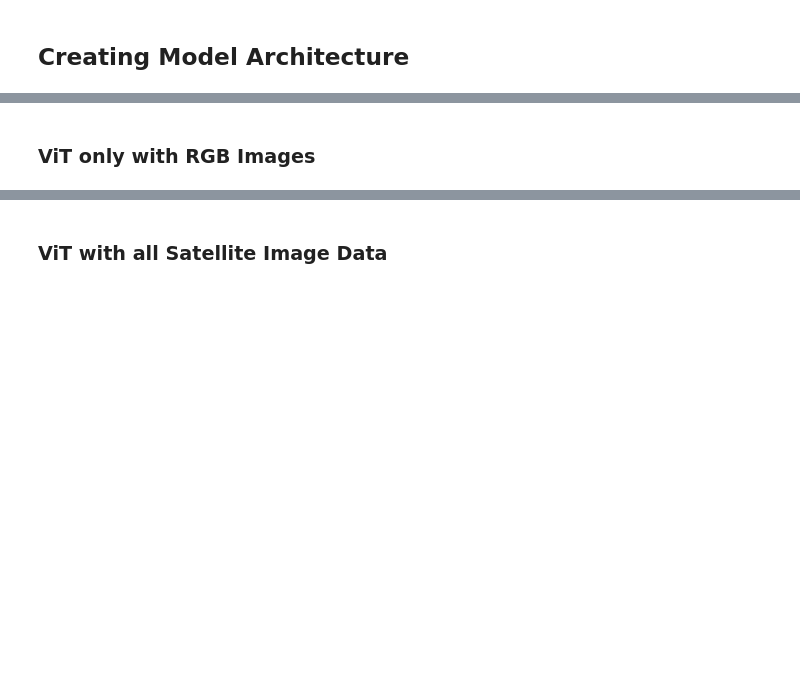
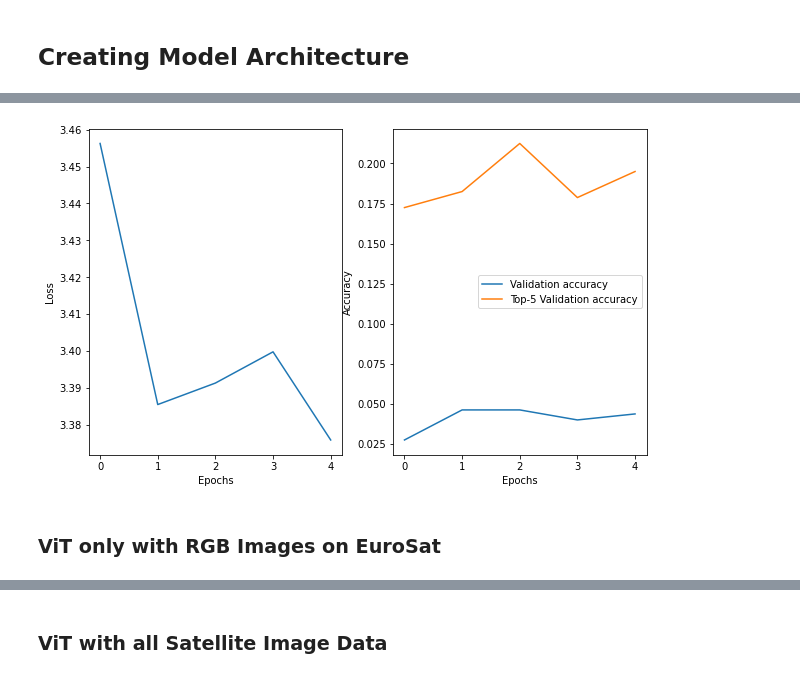
Before and after one commit to jannikjw/species-presence-prediction, a Jupyter notebook: jannik_transformer.ipynb, the cells around one changed output, grey strips where cells are left out. Saved outputs shown, nothing was run; the diff lists cells and outputs as text; code cells hidden in the pictures; blank space fills up the shorter version.

```diff
--- a/jannik_transformer.ipynb
+++ b/jannik_transformer.ipynb
@@ -201,0 +286,41 @@ def vit(model_id, input_shape, learning_rate, num_classes, weight_decay_rate):
+# %%
+batch_size = 128
+eval_batch_size = 16
+# %%
+# Create TF Dataset
+train_data = custom_generators.RGBImageGenerator(train_ids, y_train, batch_size, DATA_PATH)
+val_data = custom_generators.RGBImageGenerator(val_ids, y_val, eval_batch_size, DATA_PATH)
+test_data = custom_generators.RGBImageGenerator(test_ids, y_test, eval_batch_size, DATA_PATH)
+# converting our train dataset to tf.data.Dataset
+tf_train_dataset = tf.data.Dataset.from_generator(lambda: train_data, output_types = (tf.float16 , tf.float16))
+tf_val_dataset = tf.data.Dataset.from_generator(lambda: val_data, output_types = (tf.float16 , tf.float16))
+tf_test_dataset = tf.data.Dataset.from_generator(lambda: test_data, output_types = (tf.float16 , tf.float16))
+train_ds = tf_train_dataset.with_options(options)
+val_ds = tf_val_dataset.with_options(options)
+test_ds = tf_test_dataset.with_options(options)
+# %%
+# Create model
+model_id = "google/vit-base-patch16-224-in21k"
+
+vit_rgb_imagenet = vit(model_id,
+              input_shape=(256, 256, 3),
+              learning_rate=3e-4,
+              num_classes=NUM_CLASSES,
+              weight_decay_rate=0.0001
+             )
+
+vit_rgb_imagenet._name = 'vit-rgb-pretrained-imagenet'
+
+# Run training
+vit_rgb_imagenet_results = run_experiment(model=vit_rgb_imagenet,
+                                 train_ds=train_ds,
+                                 y_train=y_train,
+                                 val_ds=val_ds,
+                                 y_val=y_val,
+                                 test_ds=test_ds,
+                                 y_test=y_test,
+                                 batch_size=batch_size,
+                                 eval_batch_size=eval_batch_size,
+                                 num_epochs=50,
+                                 ds_reps_per_epoch=1,
+                                )
@@ -202,5 +359,10 @@ def vit(model_id, input_shape, learning_rate, num_classes, weight_decay_rate):
+# %%
+reload(utils.visualization)
+visualization.plot_training_results(vit_rgb_imagenet_results, top_k=5)
+# %% [output]
+[figure, added]
 # %% [markdown]
-### ViT only with RGB Images
+### ViT only with RGB Images on EuroSat
 # %%
 # Create model
 model_id = "philschmid/vit-base-patch16-224-in21k-euroSat"
```
Also changed, not shown: parts of 65 cells of this notebook, 5 other files.
